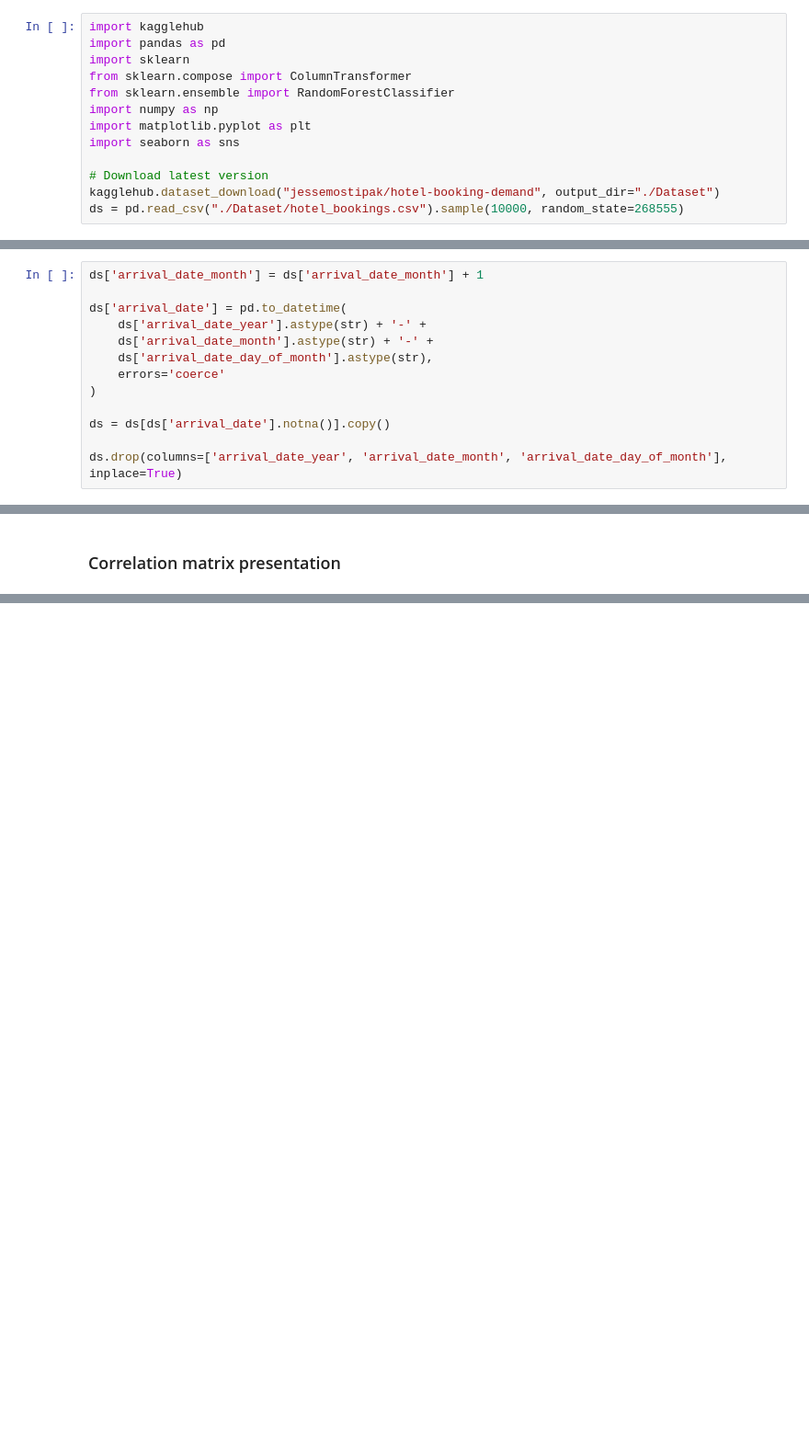
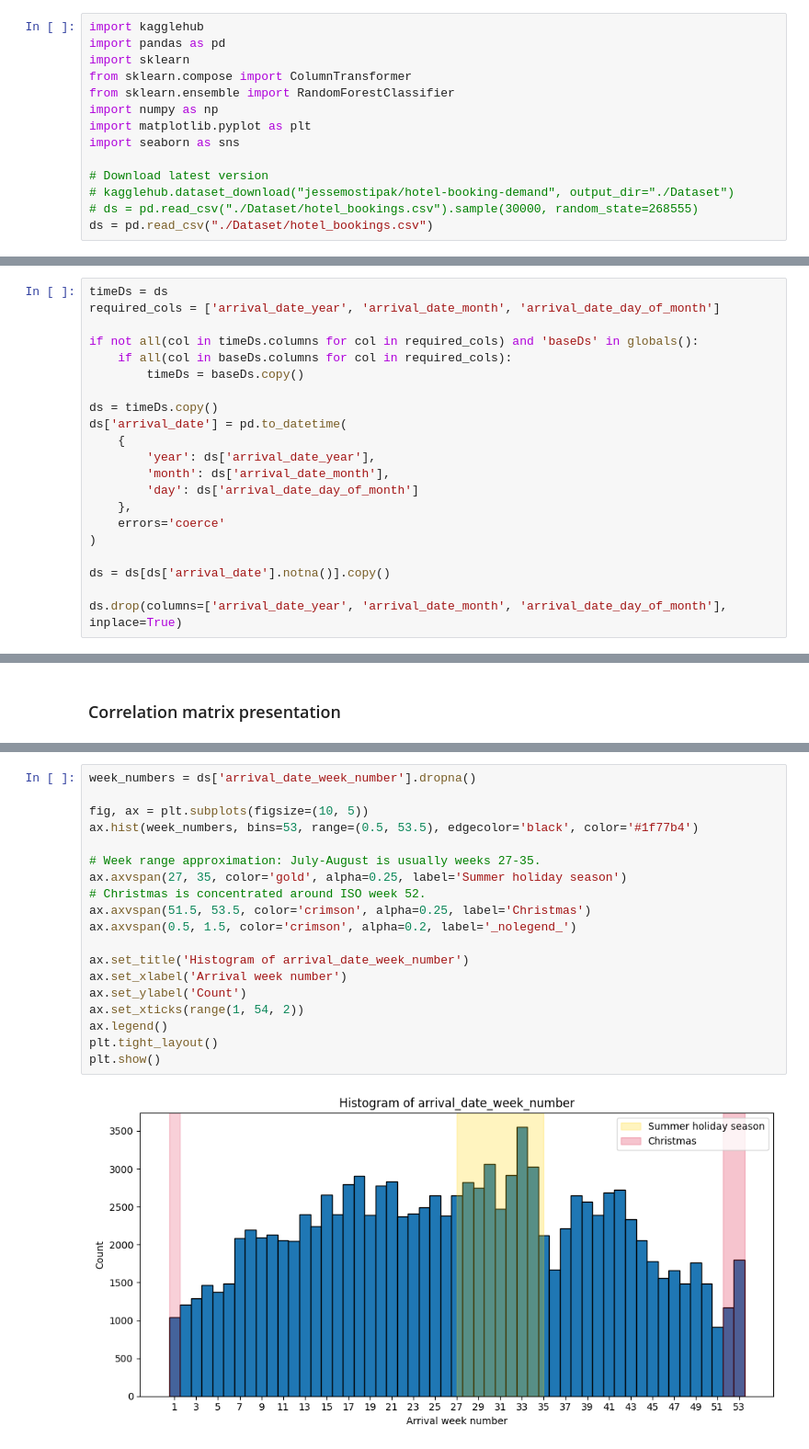
Before and after one commit to Kraszuuu/HotelBookingDemand, a Jupyter notebook: main.ipynb, the cells around one changed output, grey strips where cells are left out. Shown at 92% size. Cells and saved outputs as stored; diff of their text form; blank space fills up the shorter version.

Commit message:
Added some plots

```diff
--- a/main.ipynb
+++ b/main.ipynb
@@ -13,8 +13,9 @@ import matplotlib.pyplot as plt
 import seaborn as sns
 
 # Download latest version
-kagglehub.dataset_download("jessemostipak/hotel-booking-demand", output_dir="./Dataset")
-ds = pd.read_csv("./Dataset/hotel_bookings.csv").sample(10000, random_state=268555)
+# kagglehub.dataset_download("jessemostipak/hotel-booking-demand", output_dir="./Dataset")
+# ds = pd.read_csv("./Dataset/hotel_bookings.csv").sample(30000, random_state=268555)
+ds = pd.read_csv("./Dataset/hotel_bookings.csv")
 # %% [markdown]
 ## Data checks
 # %% [markdown]
@@ -92,12 +94,20 @@ memory usage: 1.7 MB
 # %% [markdown]
 ### Dealing with time in data
 # %%
-ds['arrival_date_month'] = ds['arrival_date_month'] + 1
+timeDs = ds
+required_cols = ['arrival_date_year', 'arrival_date_month', 'arrival_date_day_of_month']
 
+if not all(col in timeDs.columns for col in required_cols) and 'baseDs' in globals():
+    if all(col in baseDs.columns for col in required_cols):
+        timeDs = baseDs.copy()
+
+ds = timeDs.copy()
 ds['arrival_date'] = pd.to_datetime(
-    ds['arrival_date_year'].astype(str) + '-' +
-    ds['arrival_date_month'].astype(str) + '-' +
-    ds['arrival_date_day_of_month'].astype(str),
+    {
+        'year': ds['arrival_date_year'],
+        'month': ds['arrival_date_month'],
+        'day': ds['arrival_date_day_of_month']
+    },
     errors='coerce'
 )
 
@@ -224,3 +234,24 @@ plt.show()
 printComputationMatrix(ds)
 # %% [output]
 [figure]
+# %%
+week_numbers = ds['arrival_date_week_number'].dropna()
+
+fig, ax = plt.subplots(figsize=(10, 5))
+ax.hist(week_numbers, bins=53, range=(0.5, 53.5), edgecolor='black', color='#1f77b4')
+
+# Week range approximation: July-August is usually weeks 27-35.
+ax.axvspan(27, 35, color='gold', alpha=0.25, label='Summer holiday season')
+# Christmas is concentrated around ISO week 52.
+ax.axvspan(51.5, 53.5, color='crimson', alpha=0.25, label='Christmas')
+ax.axvspan(0.5, 1.5, color='crimson', alpha=0.2, label='_nolegend_')
+
+ax.set_title('Histogram of arrival_date_week_number')
+ax.set_xlabel('Arrival week number')
+ax.set_ylabel('Count')
+ax.set_xticks(range(1, 54, 2))
+ax.legend()
+plt.tight_layout()
+plt.show()
+# %% [output]
+[figure, added]
```
Also changed, not shown: parts of 7 cells of this notebook.
